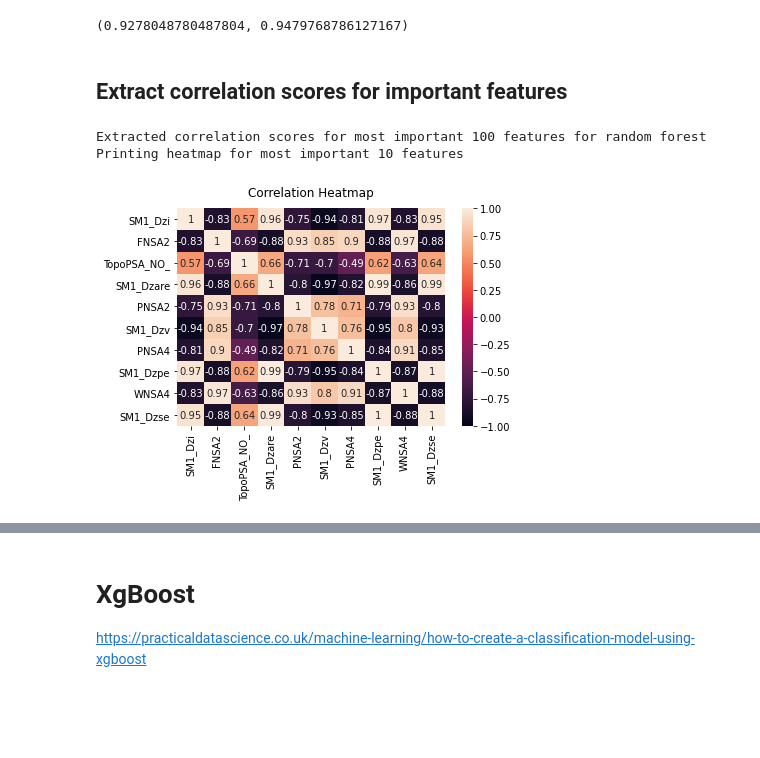
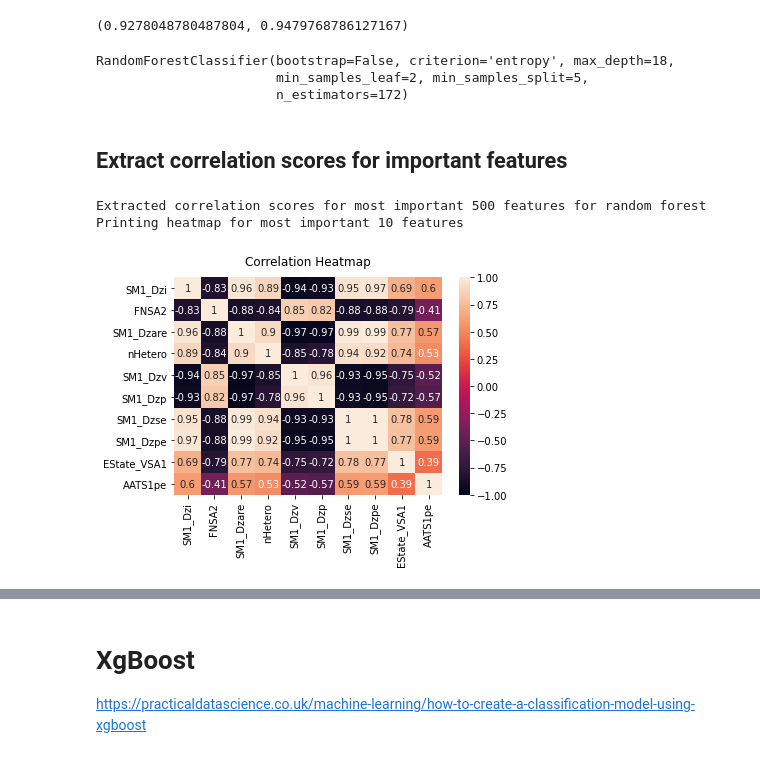
Before and after one commit to Zoya-Anwar/PythonSmellClassifiers-Mark, a Jupyter notebook: smell-classifier.py.ipynb, the cells around one changed output, grey strips where cells are left out. Cells and saved outputs as stored; diff of their text form; code cells hidden in the pictures; blank space fills up the shorter version.

Commit message:
Extracted more data

```diff
--- a/smell-classifier.py.ipynb
+++ b/smell-classifier.py.ipynb
@@ -172,7 +171,7 @@ def corrs_important_features(model, X_test, model_name, nlargest=100):
     corrs = important_df.corr()
 
     print(f"Extracted correlation scores for most important {nlargest} features for {model_name}")
-    corrs.to_csv(f'descriptor-corrs-top{nlargest}-{model_name}.csv')
+    corrs.to_csv(f'correlations/descriptor-corrs-top{nlargest}-{model_name}.csv')
 
     # Print heatmap for top 10
     print(f"Printing heatmap for most important 10 features")
@@ -453,11 +452,23 @@ CLASSIFICATION REPORT:
 weighted avg       0.95      0.95      0.95       173
 [figure]
 (0.9278048780487804, 0.9479768786127167)
+# %%
+tuned_rf= RandomForestClassifier(n_estimators=172,
+                                 min_samples_split=5,
+                                 min_samples_leaf=2,
+                                 max_depth=18,
+                                 criterion='entropy',
+                                 bootstrap=False)
+tuned_rf.fit(X_train_rf, y_train_rf)
+# %% [output]
+RandomForestClassifier(bootstrap=False, criterion='entropy', max_depth=18,
+                       min_samples_leaf=2, min_samples_split=5,
+                       n_estimators=172)
 # %% [markdown]
 ## Extract correlation scores for important features
 # %%
-corrs_important_features(rf_random.best_estimator_, X_test_rf, "random forest")
+corrs_important_features(tuned_rf, X_test_rf, "random forest", 500)
 # %% [output]
-Extracted correlation scores for most important 100 features for random forest
+Extracted correlation scores for most important 500 features for random forest
 Printing heatmap for most important 10 features
-[figure, old version]
+[figure, new version]
```
Also changed, not shown: parts of 6 cells of this notebook, 6 other files.
